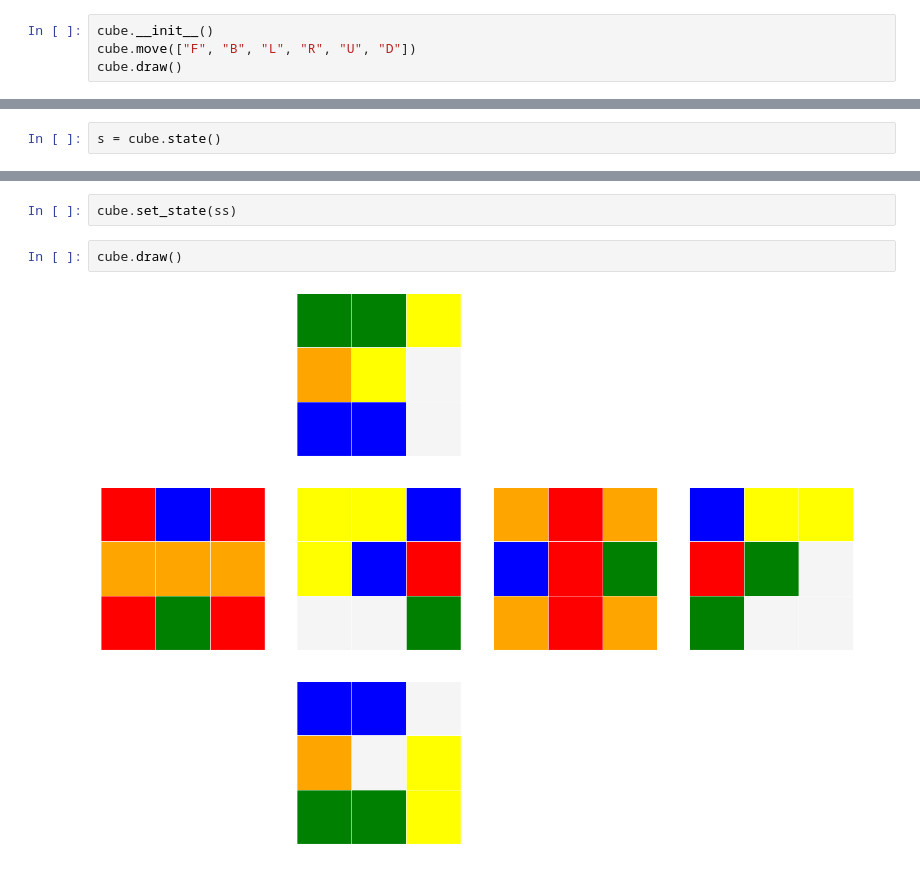
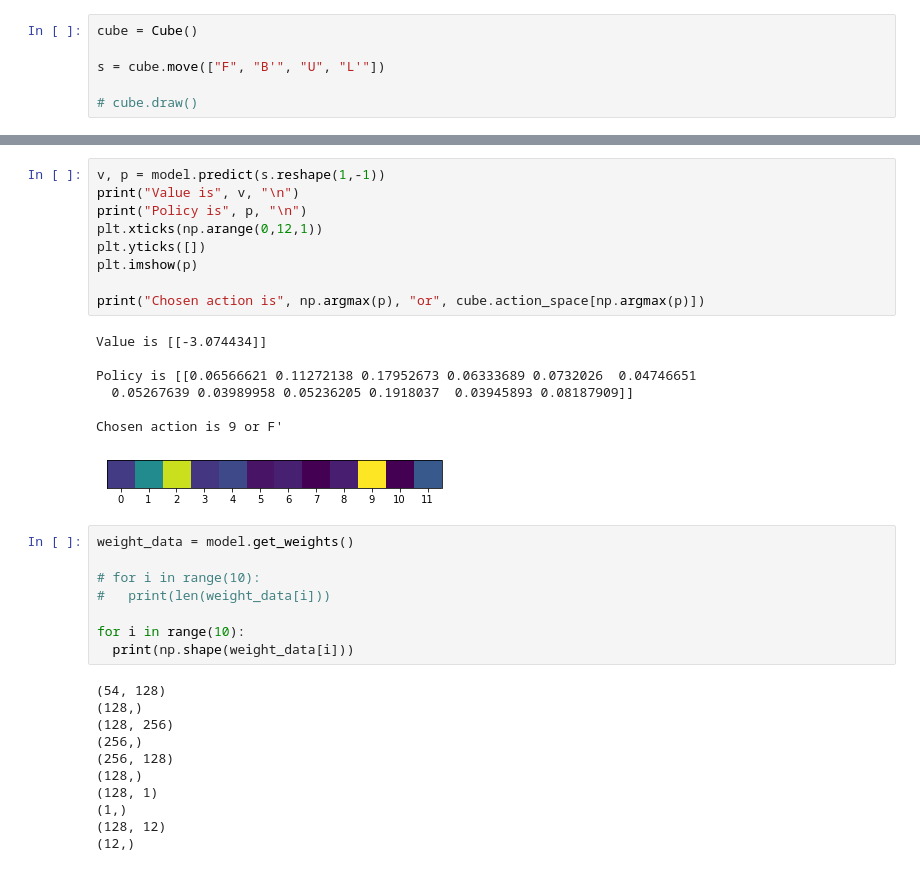
Before and after one commit to joachimwan/CubeSolver, a Jupyter notebook: Cube_Solver.ipynb, the cells around one changed output, grey strips where cells are left out. Drawn from its saved outputs; the diff is of its cells as text.

```diff
--- a/Cube_Solver.ipynb
+++ b/Cube_Solver.ipynb
@@ -319,4 +755,6 @@ A new Cube is initialized!
 # %%
-cube.__init__()
-cube.move(["F", "B", "L", "R", "U", "D"])
-cube.draw()
+cube = Cube()
+
+s = cube.move(["F", "B'", "U", "L'"])
+
+# cube.draw()
@@ -326,2 +760,0 @@ A new Cube is initialized!
-# %%
-s = cube.state()
@@ -341,6 +761,36 @@ A new Cube is initialized!
-# %%
-cube.set_state(ss)
-# %%
-cube.draw()
-# %% [output]
-[figure, removed]
+# %%
+v, p = model.predict(s.reshape(1,-1))
+print("Value is", v, "\n")
+print("Policy is", p, "\n")
+plt.xticks(np.arange(0,12,1))
+plt.yticks([])
+plt.imshow(p)
+
+print("Chosen action is", np.argmax(p), "or", cube.action_space[np.argmax(p)])
+# %% [output]
+Value is [[-3.074434]]
+
+Policy is [[0.06566621 0.11272138 0.17952673 0.06333689 0.0732026  0.04746651
+  0.05267639 0.03989958 0.05236205 0.1918037  0.03945893 0.08187909]]
+
+Chosen action is 9 or F'
+[figure, added]
+# %%
+weight_data = model.get_weights()
+
+# for i in range(10):
+#   print(len(weight_data[i]))
+
+for i in range(10):
+  print(np.shape(weight_data[i]))
+# %% [output]
+(54, 128)
+(128,)
+(128, 256)
+(256,)
+(256, 128)
+(128,)
+(128, 1)
+(1,)
+(128, 12)
+(12,)
```
Also changed, not shown: parts of 15 cells of this notebook.
